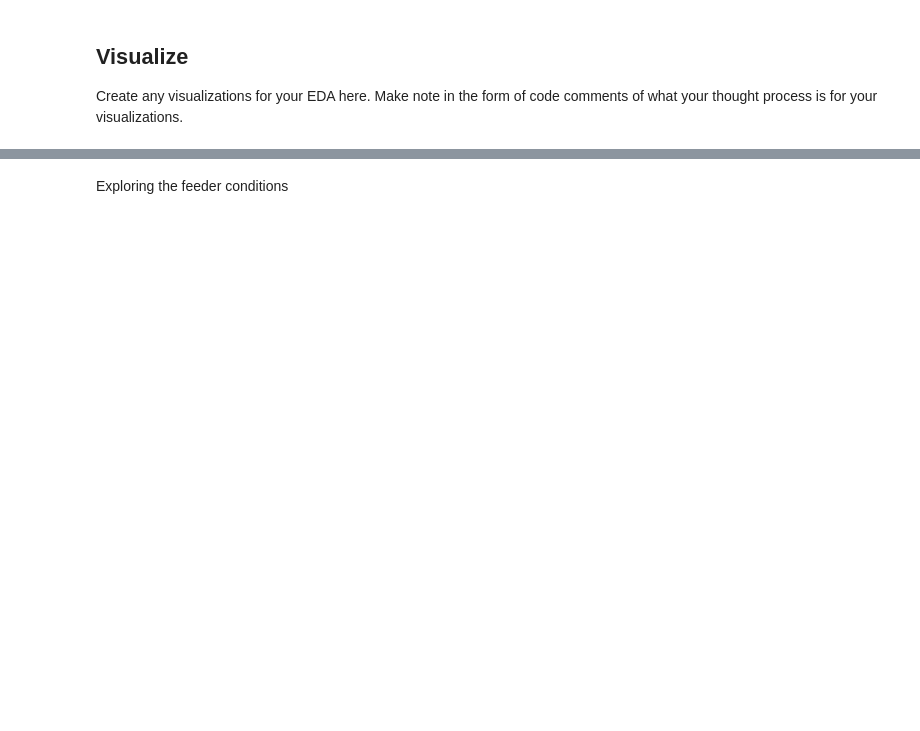
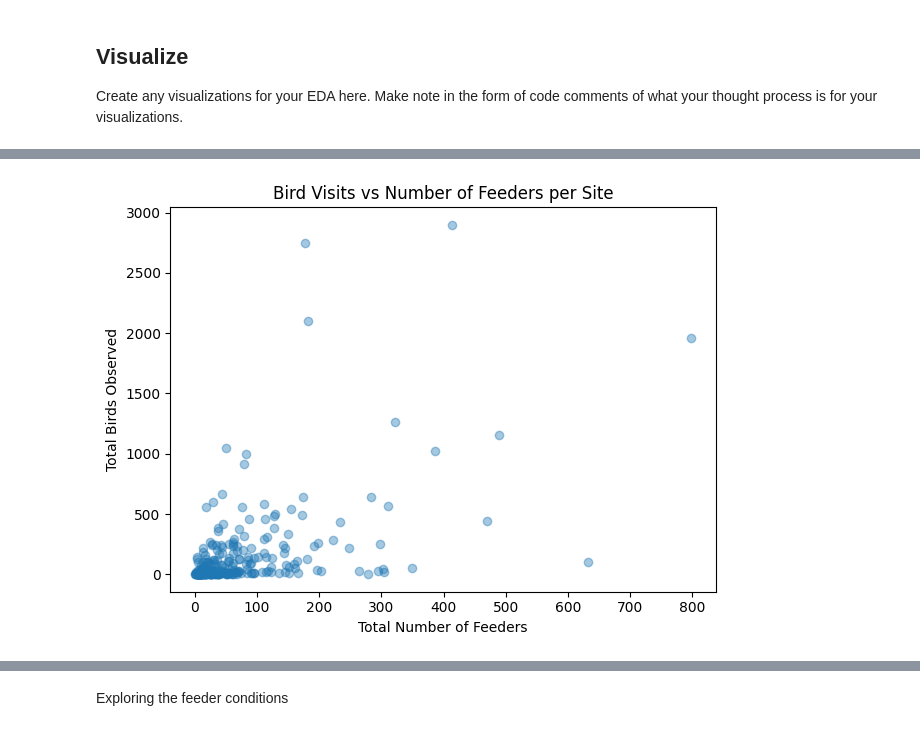
Before and after one commit to EJoyce-DA/eda-checkpoint, a Jupyter notebook: checkpoint-two.ipynb, the cells around one changed output, grey strips where cells are left out. Drawn from its saved outputs; the diff is of its cells as text; code cells hidden in the pictures; blank space fills up the shorter version.

```diff
--- a/checkpoint-two.ipynb
+++ b/checkpoint-two.ipynb
@@ -377,0 +808,35 @@ plt.boxplot(x)
+# %%
+# I also want to visaulize how the number of feeders affects the number of birds at each sighting
+# I will use my preious code and visuzlize it with a scatter plot
+feeder_cols = [c for c in pfw_VR.columns if c.startswith('numfeeders_')]
+
+site_summary = (
+    pfw_VR
+    .groupby('loc_id')
+    .agg(
+        total_birds=('how_many', 'sum')
+    )
+)
+
+# Sum feeders per location (row-wise)
+site_summary['total_feeders'] = (
+    pfw_VR
+    .groupby('loc_id')[feeder_cols]
+    .sum()
+    .sum(axis=1)
+)
+
+plt.scatter(
+    site_summary['total_feeders'],
+    site_summary['total_birds'],
+    alpha=0.4
+)
+
+plt.xlabel('Total Number of Feeders')
+plt.ylabel('Total Birds Observed')
+plt.title('Bird Visits vs Number of Feeders per Site')
+
+plt.tight_layout()
+plt.show()
+# %% [output]
+[figure, added]
```
Also changed, not shown: parts of 46 cells of this notebook.
